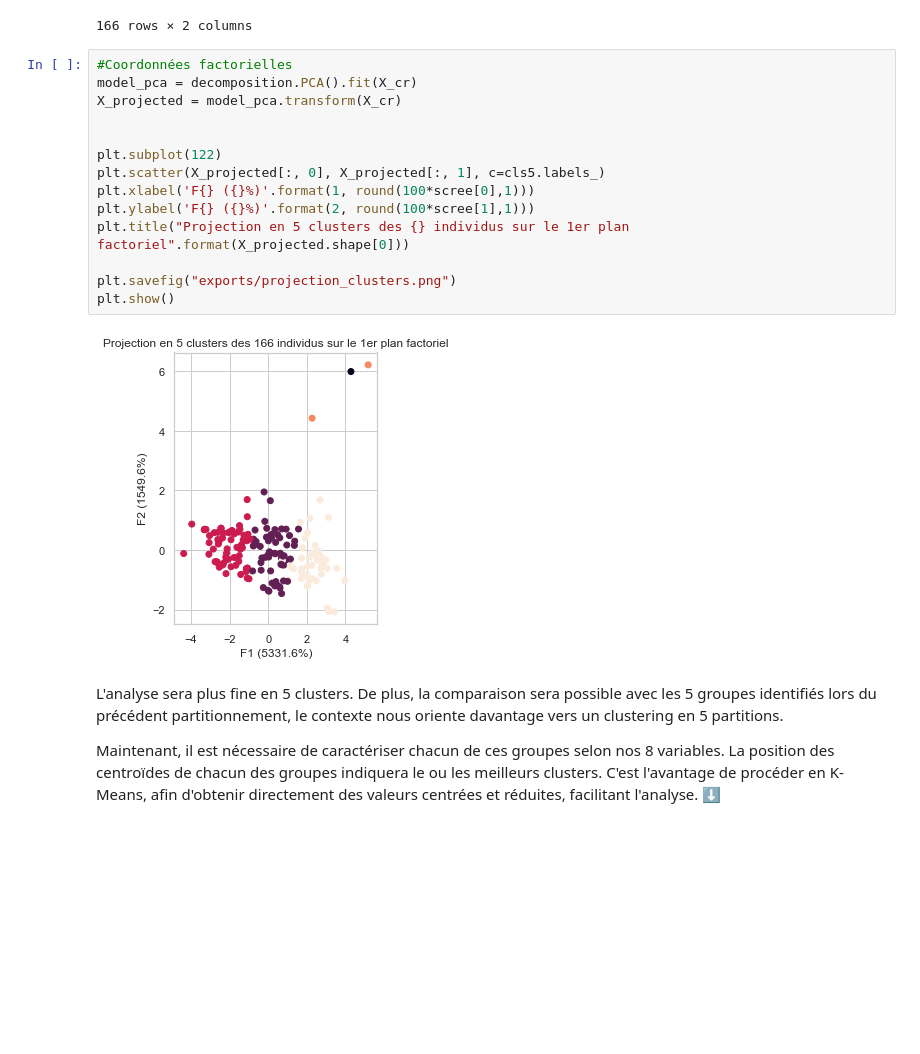
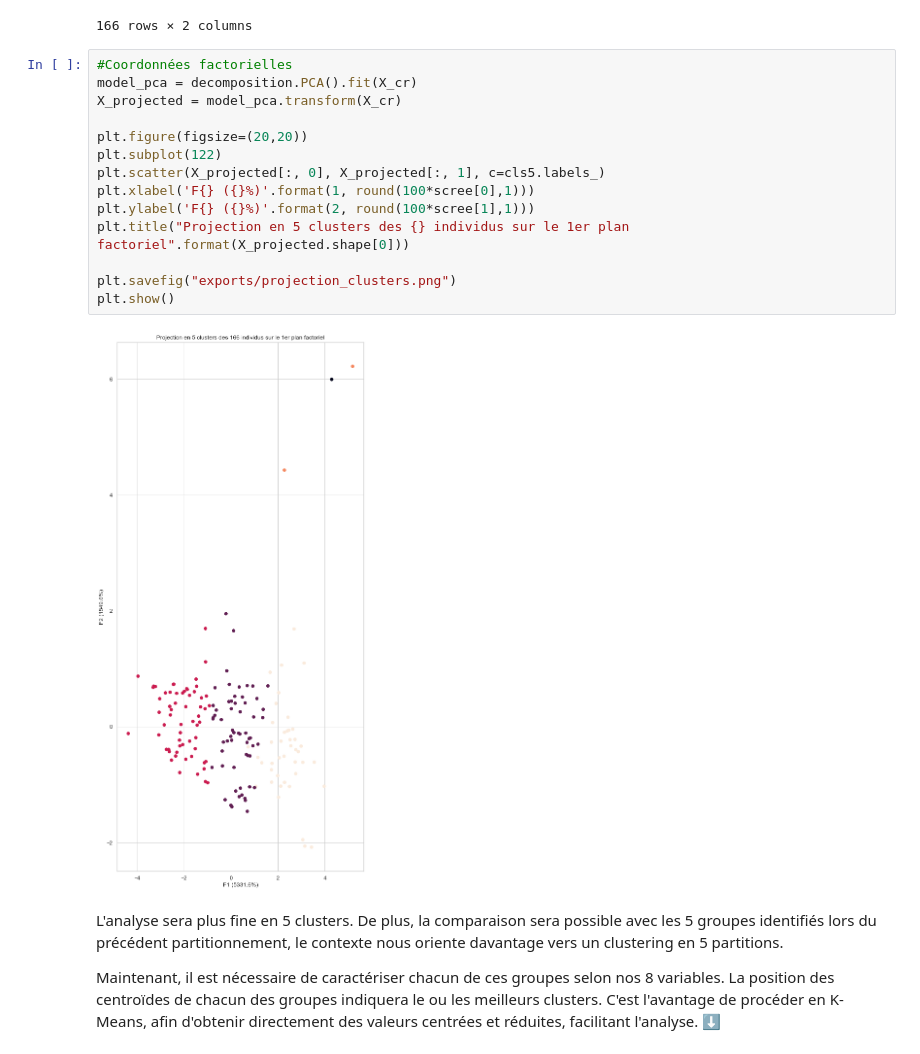
Before and after one commit to ROWAIDAK/ROWAIDAK-P5_Produisez-une-tude-de-march, a Jupyter notebook: P5_01 dendogramme-Copy1.ipynb, the cells around one changed output. Cells and saved outputs as stored; diff of their text form; blank space fills up the shorter version.

```diff
--- a/P5_01 dendogramme-Copy1.ipynb
+++ b/P5_01 dendogramme-Copy1.ipynb
@@ -1023,19 +1023,19 @@ model_pca.transform(X_cr)
 # %%
 #Coordonnées factorielles
 model_pca = decomposition.PCA().fit(X_cr)
 X_projected = model_pca.transform(X_cr)
 
-
+plt.figure(figsize=(20,20))
 plt.subplot(122)
 plt.scatter(X_projected[:, 0], X_projected[:, 1], c=cls5.labels_)
 plt.xlabel('F{} ({}%)'.format(1, round(100*scree[0],1)))
 plt.ylabel('F{} ({}%)'.format(2, round(100*scree[1],1)))
 plt.title("Projection en 5 clusters des {} individus sur le 1er plan factoriel".format(X_projected.shape[0]))
 
 plt.savefig("exports/projection_clusters.png")
 plt.show()
 # %% [output]
-[figure, old version]
+[figure, new version]
 # %% [markdown]
 L'analyse sera plus fine en 5 clusters. De plus, la comparaison sera possible avec les 5 groupes identifiés lors du précédent partitionnement, le contexte nous oriente davantage vers un clustering en 5 partitions.
 
```
Also changed, not shown: parts of 4 cells of this notebook.
